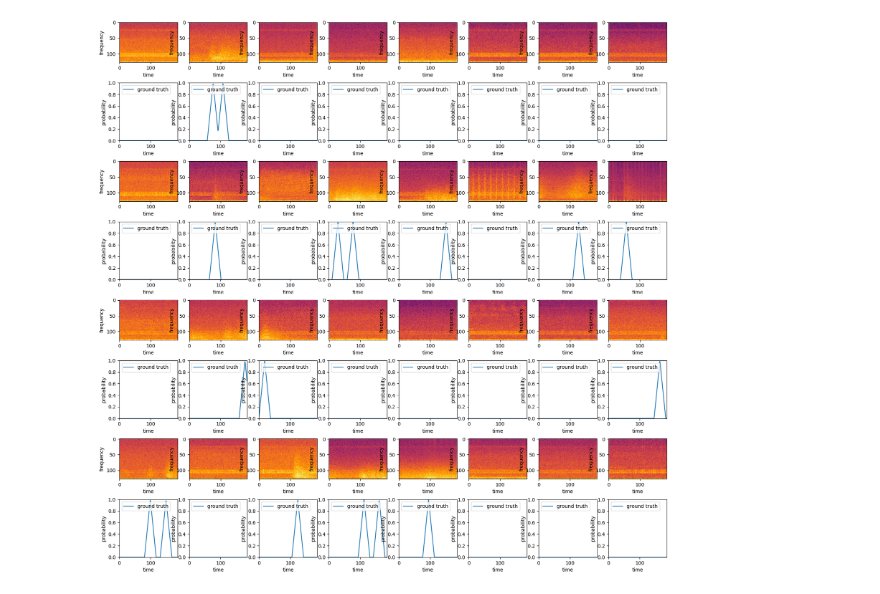
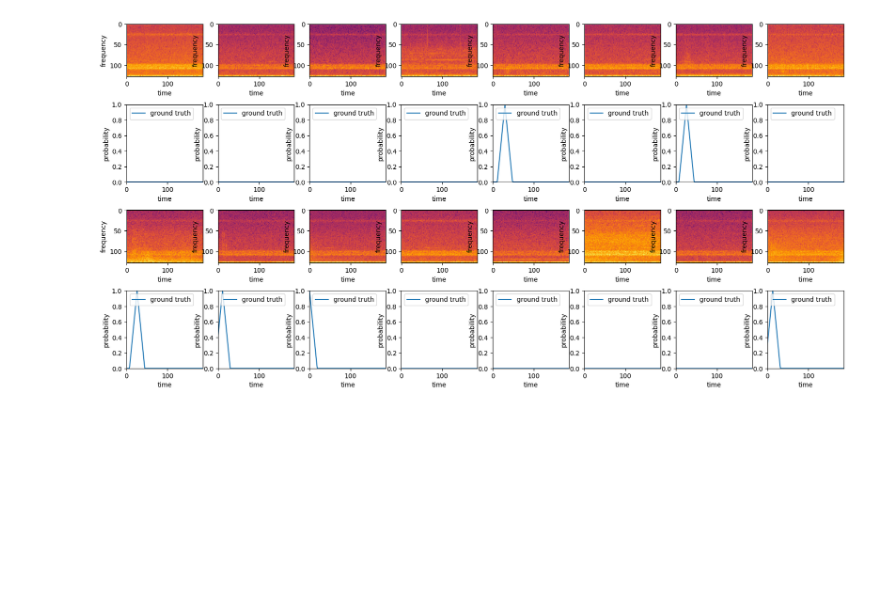
Before and after one commit to PYLRR/OHASISBIO_dataset, a Jupyter notebook: src/notebooks/detection/training/spectro_temporal_segmentation.ipynb, the cells around one changed output. Drawn from its saved outputs; the diff is of its cells as text; code cells hidden in the pictures; blank space fills up the shorter version.

```diff
--- a/src/notebooks/detection/training/spectro_temporal_segmentation.ipynb
+++ b/src/notebooks/detection/training/spectro_temporal_segmentation.ipynb
@@ -14,5 +22,6 @@ from utils.training.keras_models import time_segmenter_model
 # %%
 ROOT_DIR = "/media/plerolland/LaBoite/PublicData/training/spectrograms"
+ROOT_DIR = "/media/plerolland/LaBoite/PublicData/test/OHASISBIO_2020/spectrograms"
 SEED = 0
 BATCH_SIZE = 64
 EPOCHS = 50
@@ -65,34 +84,34 @@ all_train_dataset = all_train_dataset.map(data_loader).batch(batch_size=BATCH_SI
 # %%
 cols = 8
-lines = 4
+lines = 2
 batch_number = 1  # number of the batch we want to inspect
 
 to_show = cols * lines
 plt.figure(figsize=(cols*2.5, lines*5))
 shown=0
 for images, y in valid_datasets[0].take(batch_number+to_show//BATCH_SIZE+1):
     if batch_number:
             batch_number -= 1
             continue
     for i in range(min(BATCH_SIZE, to_show-shown)):
         ax1 = plt.subplot(lines*2, cols, 1 + shown%cols + cols*2*(shown//cols))
         plt.xlabel("time")
         plt.ylabel("frequency")
         plt.imshow(images[i].numpy(), cmap='inferno')
 
         ax2 = plt.subplot(lines*2, cols, 1 + shown%cols + cols*2*(shown//cols) + cols)
 
         ax2.plot(y[i], label='ground truth')
         ax2.legend(loc="upper left")
         ax2.set_xlim([0, SIZE[1]])
         ax2.set_ylim([0, 1])
         ax2.set_xlabel("time")
         ax2.set_ylabel("probability")
 
         shown += 1
 plt.show()
 # %% [output]
-[figure, old version]
+[figure, new version]
 # %%
 import os, pickle
 
```
Also changed, not shown: parts of 5 cells of this notebook, 17 other files.
